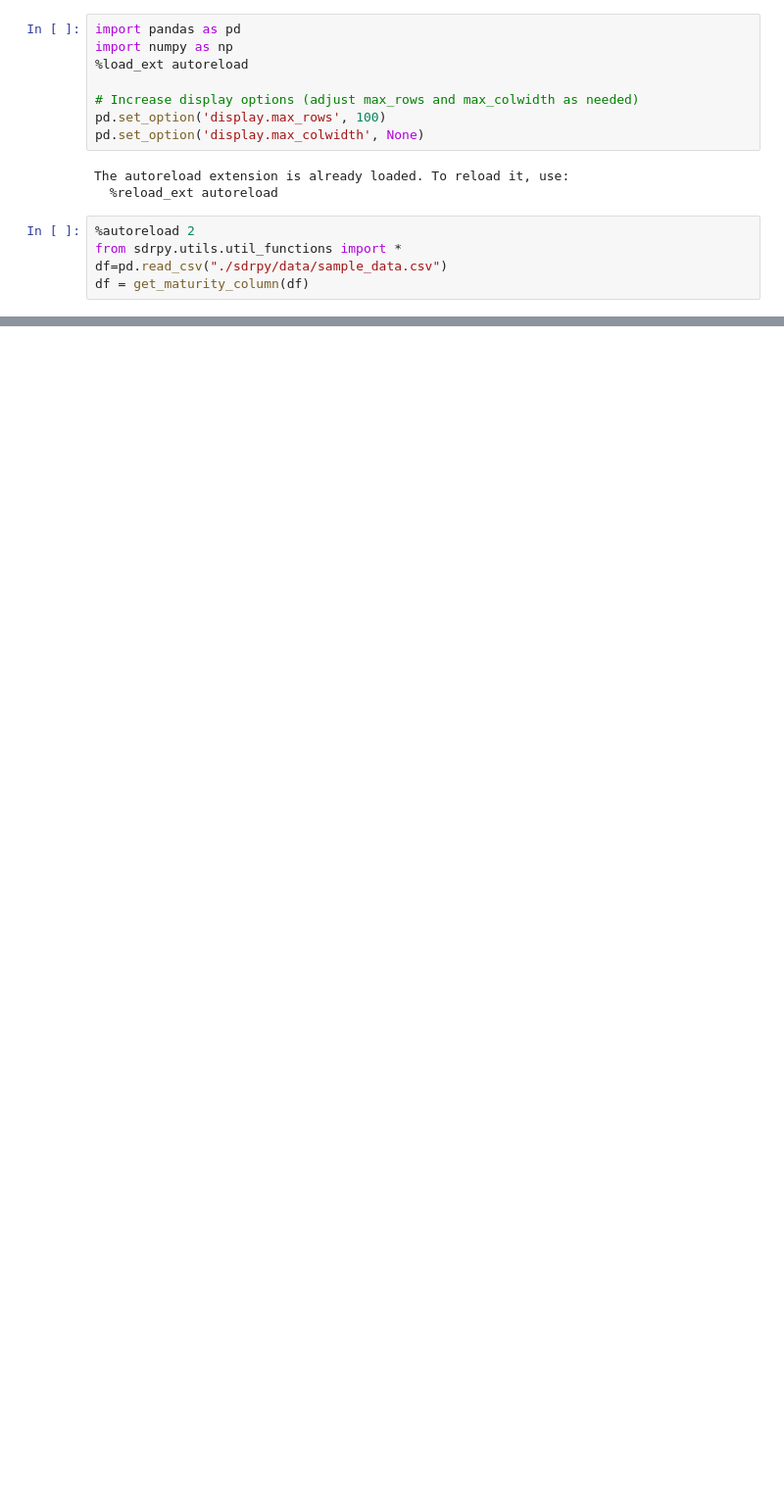
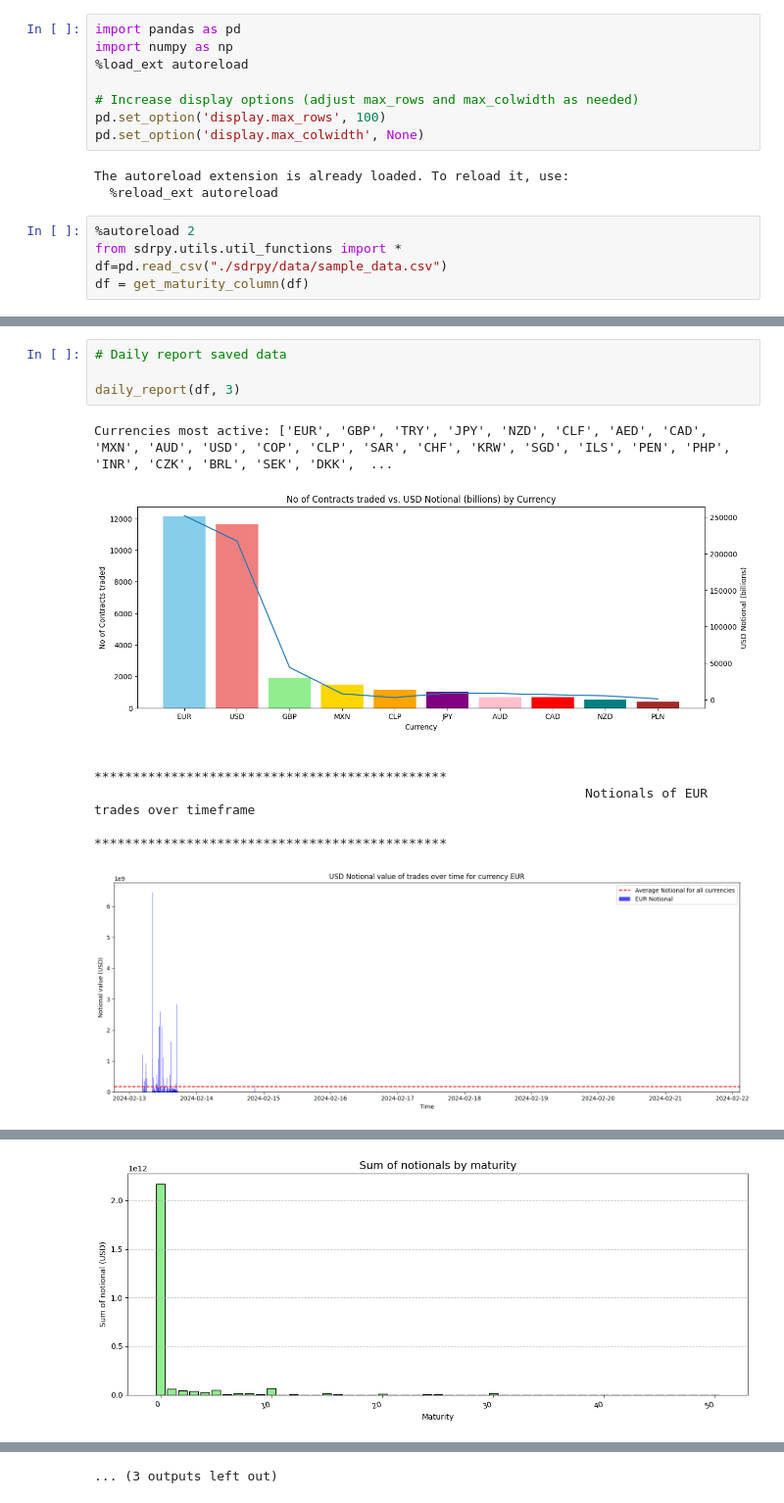
Before and after one commit to Mehedi24434/sdrpy, a Jupyter notebook: testq.ipynb, the cells around one changed output, grey strips where cells are left out. Shown at 98% size. Saved outputs shown, nothing was run; the diff lists cells and outputs as text; blank space fills up the shorter version.

```diff
--- a/testq.ipynb
+++ b/testq.ipynb
@@ -122,0 +120,11 @@ Currencies most active: ['EUR', 'PEN', 'CNY', 'USD', 'AUD', 'GBP', 'TRY', 'CLP',
+# %%
+# Daily report saved data
+
+daily_report(df, 3)
+# %% [output]
+Currencies most active: ['EUR', 'GBP', 'TRY', 'JPY', 'NZD', 'CLF', 'AED', 'CAD', 'MXN', 'AUD', 'USD', 'COP', 'CLP', 'SAR', 'CHF', 'KRW', 'SGD', 'ILS', 'PEN', 'PHP', 'INR', 'CZK', 'BRL', 'SEK', 'DKK',  ...
+[figure, added]
+                                                            **********************************************
+                                                                Notionals of EUR trades over timeframe
+                                                            **********************************************
+[figure, added]
@@ -122,0 +148 @@ Currencies most active: ['EUR', 'PEN', 'CNY', 'USD', 'AUD', 'GBP', 'TRY', 'CLP',
+[figure, added]
@@ -122,0 +203 @@ Currencies most active: ['EUR', 'PEN', 'CNY', 'USD', 'AUD', 'GBP', 'TRY', 'CLP',
+... (3 outputs left out)
```
Also changed, not shown: parts of 6 cells of this notebook, 3 other files.
